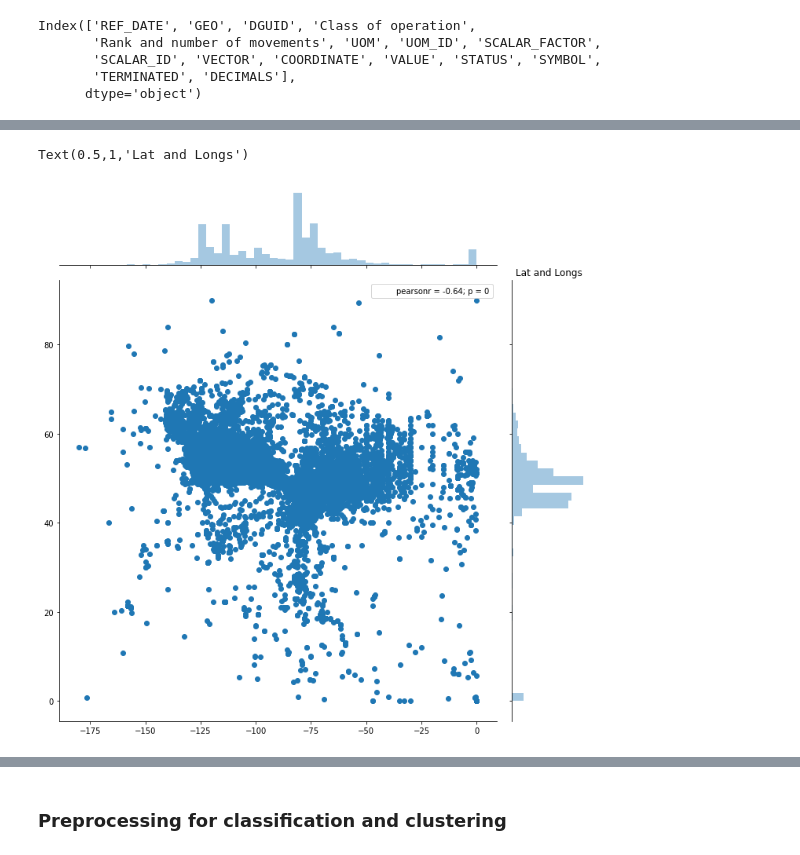
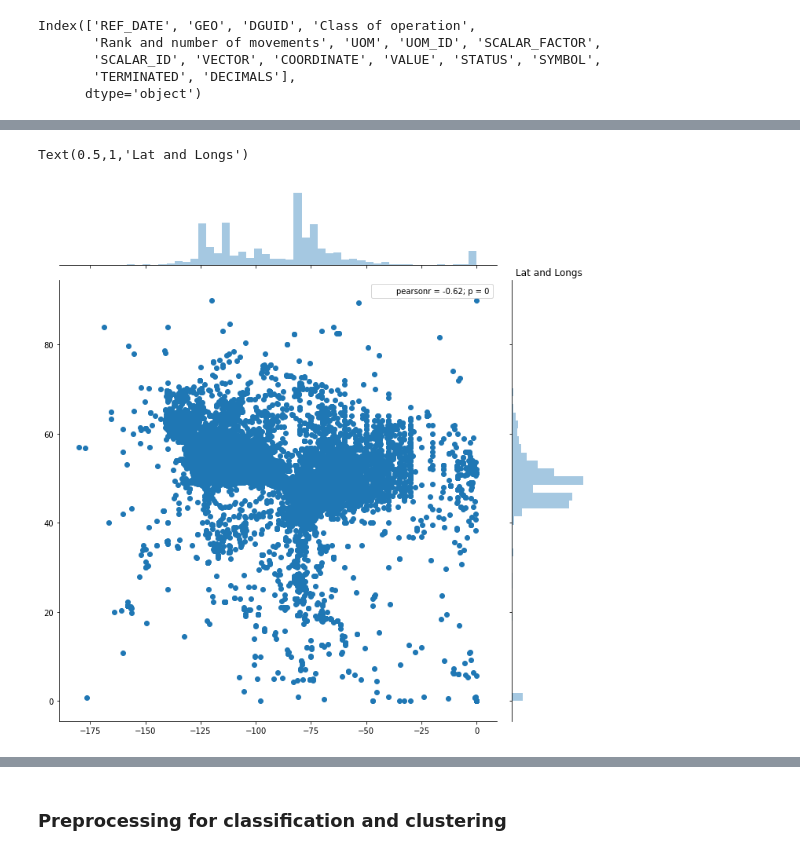
Before and after one commit to franbel/Air_transp_occ_data, a Jupyter notebook: TSB_Aviation_Accidents_APR2019_R1.ipynb, the cells around one changed output, grey strips where cells are left out. Saved outputs shown, nothing was run; the diff lists cells and outputs as text; code cells hidden in the pictures.

Commit message:
Added df3
Adding info for phases and visualization

```diff
--- a/TSB_Aviation_Accidents_APR2019_R1.ipynb
+++ b/TSB_Aviation_Accidents_APR2019_R1.ipynb
@@ -32,6 +32,6 @@ df1 = pd.read_csv('ASISdb_MDOTW_VW_OCCURRENCE_PUBLIC.csv')
 #                   sep=',', error_bad_lines=False, index_col=False, dtype='unicode')
 df2 = pd.read_csv('ASISdb_MDOTW_VW_AIRCRAFT_PUBLIC.csv')
 #                  sep=',', error_bad_lines=False, index_col=False, dtype='unicode')
-#df3 = pd.read_csv('ASISdb_MDOTW_VW_EVENTS_AND_PHASES_PUBLIC.csv')
-#df4 = pd.read_csv('ASISdb_MDOTW_VW_EVENTS_AND_PHASES_PUBLIC.csv')
+df3 = pd.read_csv('ASISdb_MDOTW_VW_EVENTS_AND_PHASES_PUBLIC.csv')
+#df4 = pd.read_csv('ASISdb_MDOTW_VW_SURVIVABILITY_PUBLIC.csv')
 dfo = pd.read_csv('23100018.csv')
@@ -138,3 +85,7 @@ dfm = df1.merge(df2, how='left', left_on=('OccID','OccNo'), right_on=('OccID','O
+# %%
+from functools import reduce
+dfs = [df1,df2,df3]
+dfm = reduce(lambda left,right: pd.merge(left,right, on='OccID'), dfs)
 # %%
 dfm #dfm.TotalFatalCount
 # %% [output]
@@ -204,4 +160,4 @@ dfm.shape
 # %%
-dfm.drop_duplicates(subset ="OccID",
-                     keep = False, inplace = True)
+dfm = dfm.sort_values("OccID", ascending=True)
+dfm = dfm.drop_duplicates(subset ="OccID")
 #df.dropna(inplace = True)
@@ -256,9 +217,9 @@ Index(['OccID', 'OccNo', 'Latitude', 'Longitude', 'CountryID',
 # %%
 Long = dfm.Longitude * -1
 # %%
-sns.jointplot(x=Long.values, y=dfp.Latitude.values, size = 10)
+sns.jointplot(x=Long.values, y=dfm.Latitude.values, size = 10)
 plt.title('Lat and Longs')
 # %% [output]
 Text(0.5,1,'Lat and Longs')
-[figure, old version]
+[figure, new version]
 # %%
```
Also changed, not shown: parts of 62 cells of this notebook, 1 other file.
